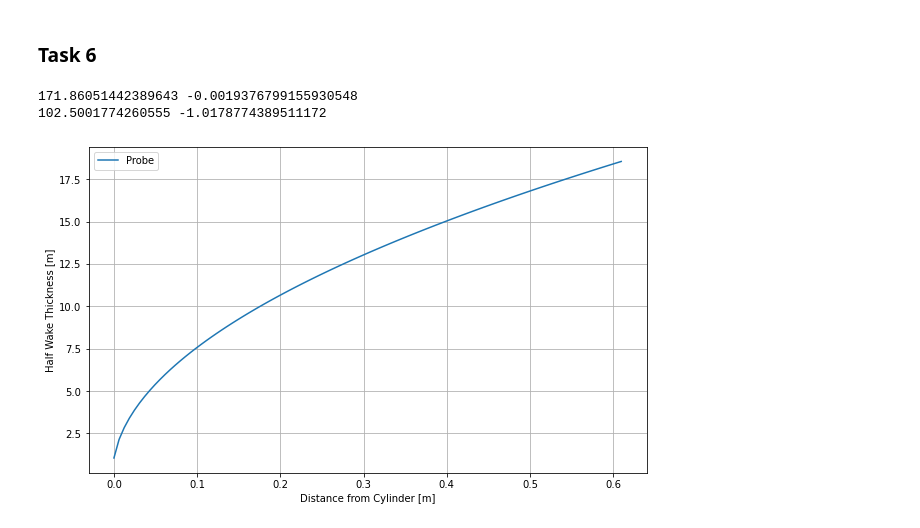
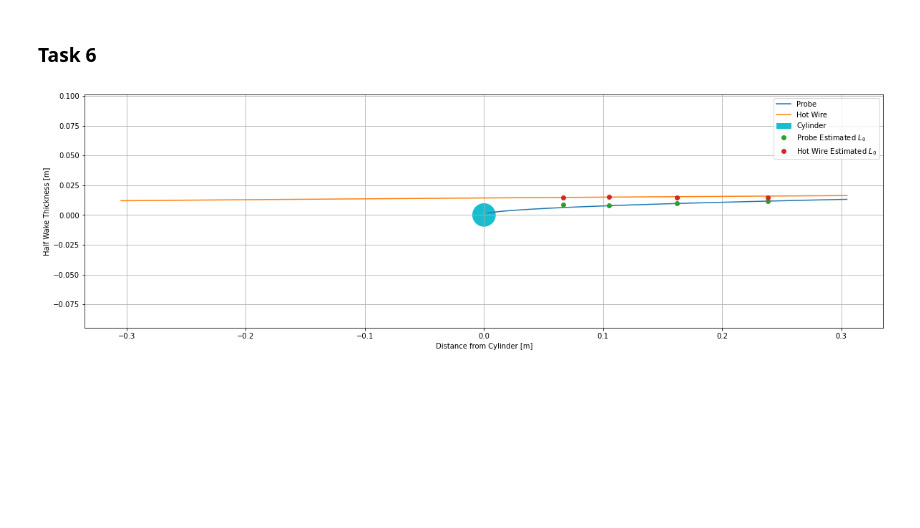
Before and after one commit to EvanY14/AE460-Fa23, a Jupyter notebook: Lab_4/dat_analysis.ipynb, the cells around one changed output. Drawn from its saved outputs; the diff is of its cells as text; code cells hidden in the pictures; blank space fills up the shorter version.

Commit message:
fixed last plot

```diff
--- a/Lab_4/dat_anal.ipynb
+++ b/Lab_4/dat_analysis.ipynb
@@ -296,8 +296,8 @@ u_L_0_pos_4_hot = vel_at_wake_thickness(np.min(pos_4_hot_vel), pos_4_free_hot)
 
 u_L_0_hot_list = np.array([u_L_0_pos_1_hot, u_L_0_pos_2_hot, u_L_0_pos_3_hot, u_L_0_pos_4_hot])
 
-L_0_probe = np.array([11.62153, 9.60131, 8.31142, 8.7858])
-L_0_hot = np.array([14.82993, 14.9036, 14.98993, 14.73338])
+L_0_probe = np.array([11.62153, 9.60131, 8.31142, 8.7858])/1000
+L_0_hot = np.array([14.82993, 14.9036, 14.98993, 14.73338])/1000
 
 K, x_0 = sym.symbols('K, x_0')
 Eq1 = sym.Eq(L_0_probe[0]/D, K*sym.sqrt((streamwise_locations_pos[0] - x_0)/D))
@@ -312,16 +312,19 @@ soln = sym.solve((Eq1, Eq2), (K, x_0))
 K_hot = float(soln[0][0])
 x_0_hot = float(soln[0][1])
 # %%
-x = np.linspace(0, 2*l, 100)
-plt.figure(figsize=(10,6))
+x = np.linspace(0, l, 100)
+plt.figure(figsize=(20,6))
+ax = plt.gca()
 plt.plot(x, D*K_probe*np.sqrt((x-x_0_probe)/D), label='Probe')
-# plt.plot(x, D*K_hot*np.sqrt((x-x_0_hot)/D), label='Hot Wire')
+plt.plot(x, D*K_hot*np.sqrt((x-x_0_hot)/D), label='Hot Wire')
+ax.add_patch(plt.Circle((0,0),D/2, color='tab:cyan',label='Cylinder'))
+plt.plot(streamwise_locations_pos, L_0_probe, 'o', label=r'Probe Estimated $L_0$')
+plt.plot(streamwise_locations_pos, L_0_hot, 'o', label=r'Hot Wire Estimated $L_0$')
 plt.xlabel('Distance from Cylinder [m]')
 plt.ylabel('Half Wake Thickness [m]')
+plt.axis('equal')
 plt.grid()
 plt.legend()
 plt.show()
 # %% [output]
-171.86051442389643 -0.0019376799155930548
-102.5001774260555 -1.0178774389511172
-[figure, old version]
+[figure, new version]
```
Also changed, not shown: parts of 1 cell of this notebook.
